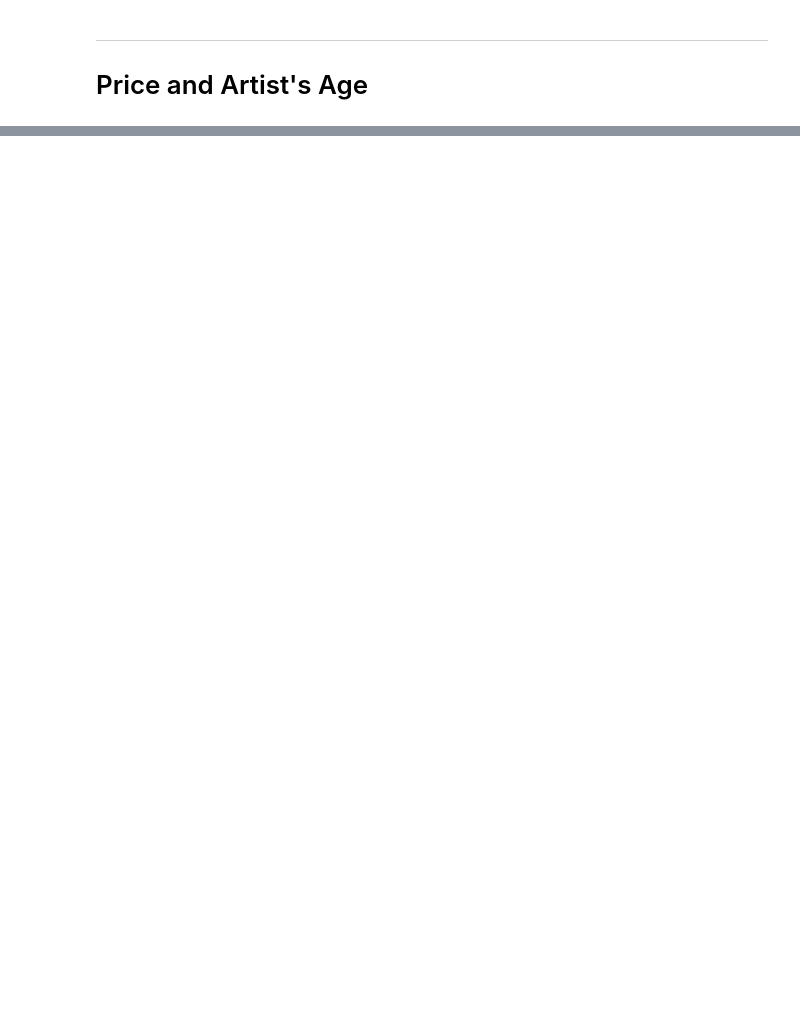
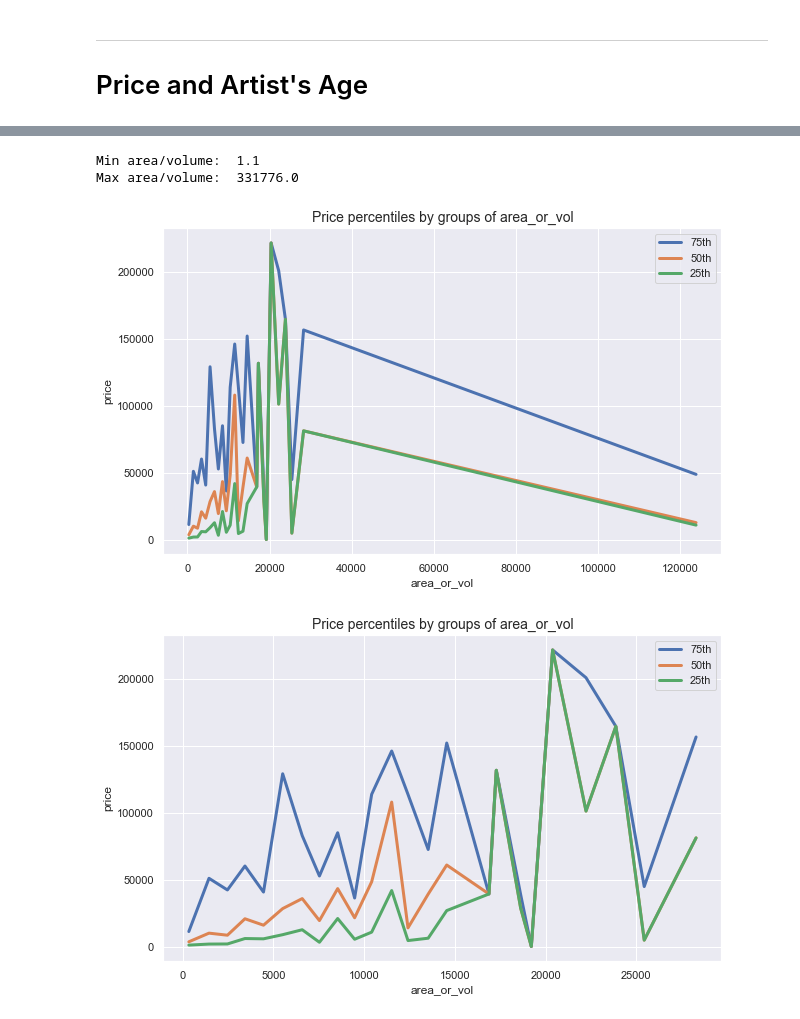
Before and after one commit to dcaohuu18/saffronart_stats_analysis, a Jupyter notebook: internal_continuous_regression.ipynb, the cells around one changed output, grey strips where cells are left out. Saved outputs shown, nothing was run; the diff lists cells and outputs as text; code cells hidden in the pictures; blank space fills up the shorter version.

```diff
--- a/internal_continuous_regression.ipynb
+++ b/internal_continuous_regression.ipynb
@@ -66,0 +69,20 @@ scatter_age_price(alive_age, alive_price, ylim=(0, 500000))
+# %%
+def price_percentiles_by_gr(df, x_bins, x_var_name, percentiles_list=[75, 50, 25]):
+    plt.figure(figsize=(10, 6))
+
+    indices = np.digitize(df[x_var_name], x_bins)
+    groups = df.groupby(indices)
+
+    mean_xs = [group[x_var_name].mean() for i, group in groups]
+    price_cdfs = [thinkstats2.Cdf(group.winning_bid) for i, group in groups]
+
+    for percent in percentiles_list:
+        price_percentiles = [cdf.Percentile(percent) for cdf in price_cdfs]
+        label = '{}th'.format(percent)
+        plt.plot(mean_xs, price_percentiles, label=label, linewidth = 3)
+
+    plt.xlabel(x_var_name)
+    plt.ylabel('price')
+    plt.title('Price percentiles by groups of {}'.format(x_var_name), size=14)
+
+    plt.legend()
@@ -66,0 +124,20 @@ scatter_age_price(alive_age, alive_price, ylim=(0, 500000))
+# %%
+min_av = saffronart_df.area_or_vol.min()
+print("Min area/volume: ", min_av)
+
+max_av = saffronart_df.area_or_vol.max()
+print("Max area/volume: ", max_av)
+# %% [output]
+Min area/volume:  1.1
+Max area/volume:  331776.0
+# %%
+area_vol_bins = np.arange(0, 30000, 1000)
+
+avail_prices = saffronart_df.loc[saffronart_df.winning_bid.notnull()]
+less_30k = avail_prices.loc[avail_prices.area_or_vol<30000].copy()
+
+price_percentiles_by_gr(avail_prices, area_vol_bins, 'area_or_vol')
+price_percentiles_by_gr(less_30k, area_vol_bins, 'area_or_vol')
+# %% [output]
+[figure, added]
+[figure, added]
```
Also changed, not shown: parts of 6 cells of this notebook.
